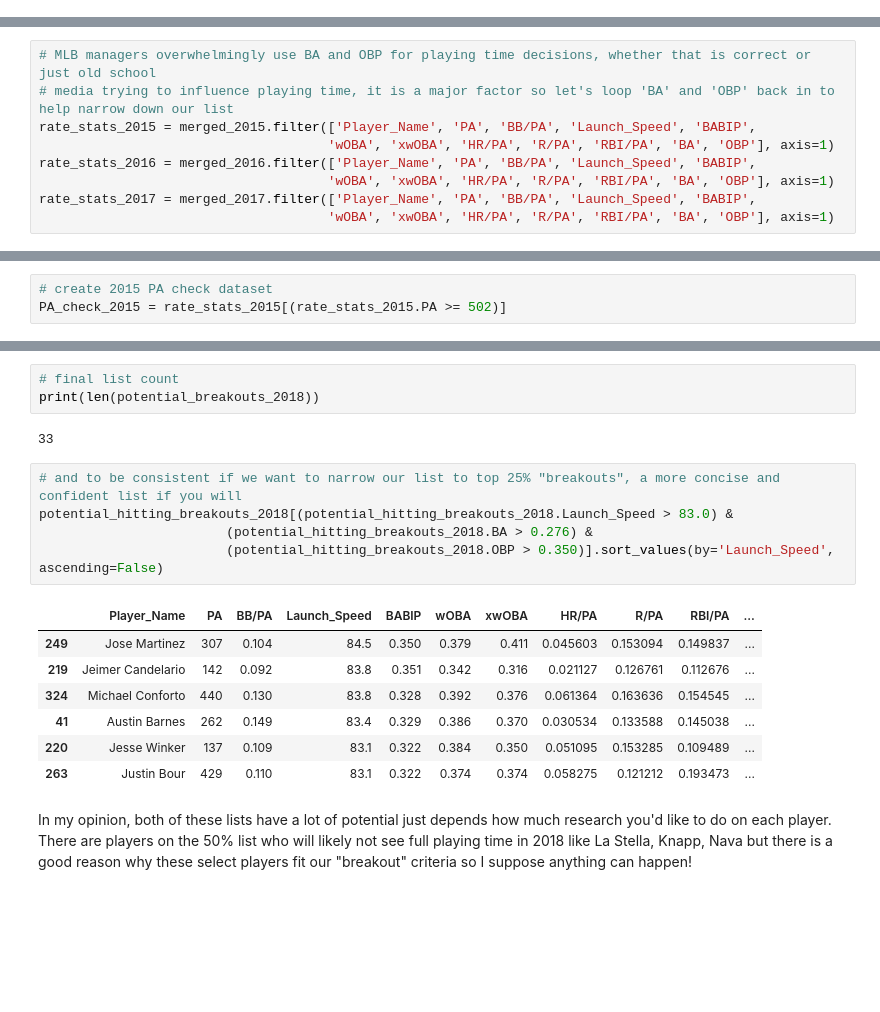
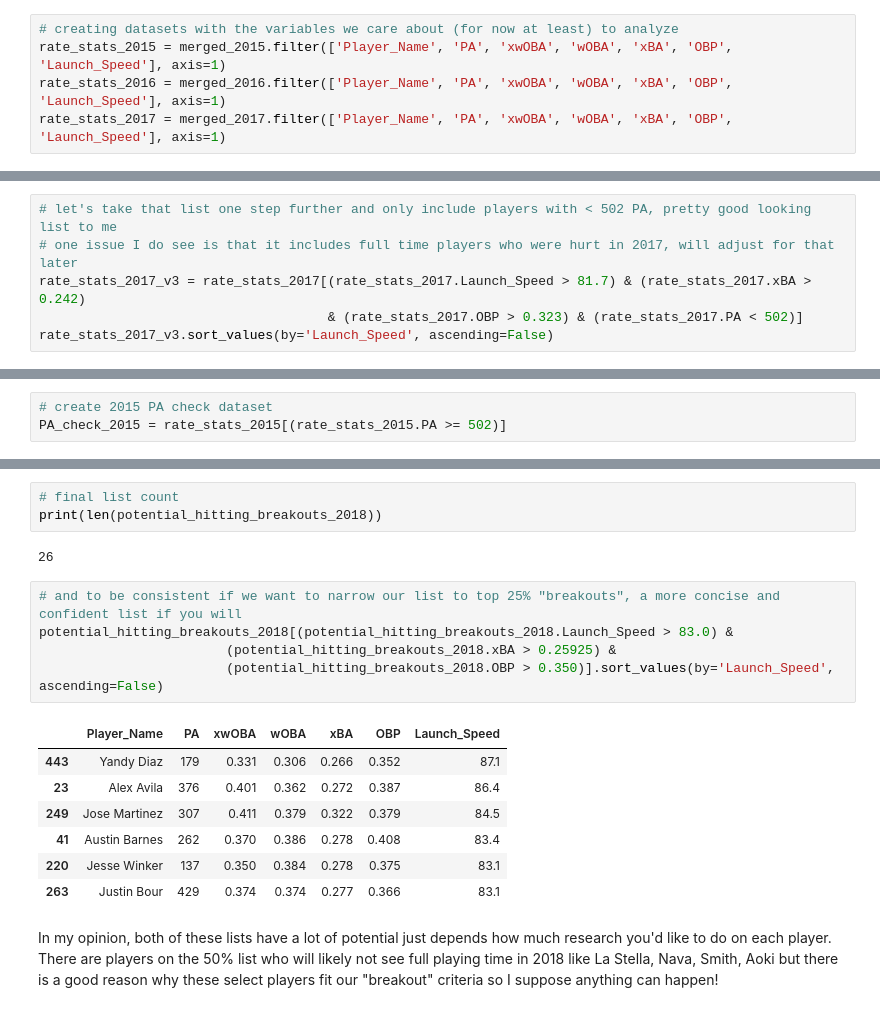
Before and after one commit to ayovito/FantasyBaseballProject, a Jupyter notebook: 2018 Fantasy Baseball Breakout Analysis - xwOBA.ipynb, the cells around one changed output, grey strips where cells are left out. Drawn from its saved outputs; the diff is of its cells as text; blank space fills up the shorter version.

```diff
--- a/2018 Fantasy Baseball Breakout Analysis - xwOBA.ipynb
+++ b/2018 Fantasy Baseball Breakout Analysis - xwOBA.ipynb
@@ -245 +206,6 @@ rate_stats_2017 = merged_2017.filter(['Player_Name', 'PA', 'BB/PA', 'Launch_Spee
+# %%
+# creating datasets with the variables we care about (for now at least) to analyze
+rate_stats_2015 = merged_2015.filter(['Player_Name', 'PA', 'xwOBA', 'wOBA', 'xBA', 'OBP', 'Launch_Speed'], axis=1)
+rate_stats_2016 = merged_2016.filter(['Player_Name', 'PA', 'xwOBA', 'wOBA', 'xBA', 'OBP', 'Launch_Speed'], axis=1)
+rate_stats_2017 = merged_2017.filter(['Player_Name', 'PA', 'xwOBA', 'wOBA', 'xBA', 'OBP', 'Launch_Speed'], axis=1)
 # %%
@@ -353,11 +289,2 @@ rate_stats_2017[rate_stats_2017.Launch_Speed > 83.0].sort_values(by='PA')
-# %%
-# MLB managers overwhelmingly use BA and OBP for playing time decisions, whether that is correct or just old school
-# media trying to influence playing time, it is a major factor so let's loop 'BA' and 'OBP' back in to help narrow down our list
-rate_stats_2015 = merged_2015.filter(['Player_Name', 'PA', 'BB/PA', 'Launch_Speed', 'BABIP',
-                                     'wOBA', 'xwOBA', 'HR/PA', 'R/PA', 'RBI/PA', 'BA', 'OBP'], axis=1)
-rate_stats_2016 = merged_2016.filter(['Player_Name', 'PA', 'BB/PA', 'Launch_Speed', 'BABIP',
-                                     'wOBA', 'xwOBA', 'HR/PA', 'R/PA', 'RBI/PA', 'BA', 'OBP'], axis=1)
-rate_stats_2017 = merged_2017.filter(['Player_Name', 'PA', 'BB/PA', 'Launch_Speed', 'BABIP',
-                                     'wOBA', 'xwOBA', 'HR/PA', 'R/PA', 'RBI/PA', 'BA', 'OBP'], axis=1)
 # %%
 # looking at 2017 'BA' breakdown
@@ -623,0 +505,6 @@ rate_stats_2017_v3.sort_values(by='PA')
+# %%
+# let's take that list one step further and only include players with < 502 PA, pretty good looking list to me
+# one issue I do see is that it includes full time players who were hurt in 2017, will adjust for that later
+rate_stats_2017_v3 = rate_stats_2017[(rate_stats_2017.Launch_Speed > 81.7) & (rate_stats_2017.xBA > 0.242)
+                                     & (rate_stats_2017.OBP > 0.323) & (rate_stats_2017.PA < 502)]
+rate_stats_2017_v3.sort_values(by='Launch_Speed', ascending=False)
@@ -762,20 +660,20 @@ potential_hitting_breakouts_2018.sort_values(by='Launch_Speed', ascending=False)
 # %%
 # final list count
-print(len(potential_breakouts_2018))
+print(len(potential_hitting_breakouts_2018))
 # %% [output]
-33
+26
 # %%
 # and to be consistent if we want to narrow our list to top 25% "breakouts", a more concise and confident list if you will
 potential_hitting_breakouts_2018[(potential_hitting_breakouts_2018.Launch_Speed > 83.0) &
-                        (potential_hitting_breakouts_2018.BA > 0.276) &
+                        (potential_hitting_breakouts_2018.xBA > 0.25925) &
                         (potential_hitting_breakouts_2018.OBP > 0.350)].sort_values(by='Launch_Speed', ascending=False)
 # %% [output]
-|  | Player_Name | PA | BB/PA | Launch_Speed | BABIP | wOBA | xwOBA | HR/PA | R/PA | RBI/PA | ... |
-| 249 | Jose Martinez | 307 | 0.104 | 84.5 | 0.350 | 0.379 | 0.411 | 0.045603 | 0.153094 | 0.149837 | ... |
-| 219 | Jeimer Candelario | 142 | 0.092 | 83.8 | 0.351 | 0.342 | 0.316 | 0.021127 | 0.126761 | 0.112676 | ... |
-| 324 | Michael Conforto | 440 | 0.130 | 83.8 | 0.328 | 0.392 | 0.376 | 0.061364 | 0.163636 | 0.154545 | ... |
-| 41 | Austin Barnes | 262 | 0.149 | 83.4 | 0.329 | 0.386 | 0.370 | 0.030534 | 0.133588 | 0.145038 | ... |
-| 220 | Jesse Winker | 137 | 0.109 | 83.1 | 0.322 | 0.384 | 0.350 | 0.051095 | 0.153285 | 0.109489 | ... |
-| 263 | Justin Bour | 429 | 0.110 | 83.1 | 0.322 | 0.374 | 0.374 | 0.058275 | 0.121212 | 0.193473 | ... |
+|  | Player_Name | PA | xwOBA | wOBA | xBA | OBP | Launch_Speed |
+| 443 | Yandy Diaz | 179 | 0.331 | 0.306 | 0.266 | 0.352 | 87.1 |
+| 23 | Alex Avila | 376 | 0.401 | 0.362 | 0.272 | 0.387 | 86.4 |
+| 249 | Jose Martinez | 307 | 0.411 | 0.379 | 0.322 | 0.379 | 84.5 |
+| 41 | Austin Barnes | 262 | 0.370 | 0.386 | 0.278 | 0.408 | 83.4 |
+| 220 | Jesse Winker | 137 | 0.350 | 0.384 | 0.278 | 0.375 | 83.1 |
+| 263 | Justin Bour | 429 | 0.374 | 0.374 | 0.277 | 0.366 | 83.1 |
 # %% [markdown]
-In my opinion, both of these lists have a lot of potential just depends how much research you'd like to do on each player. There are players on the 50% list who will likely not see full playing time in 2018 like La Stella, Knapp, Nava but there is a good reason why these select players fit our "breakout" criteria so I suppose anything can happen!
+In my opinion, both of these lists have a lot of potential just depends how much research you'd like to do on each player. There are players on the 50% list who will likely not see full playing time in 2018 like La Stella, Nava, Smith, Aoki but there is a good reason why these select players fit our "breakout" criteria so I suppose anything can happen!
```
Also changed, not shown: parts of 53 cells of this notebook.
